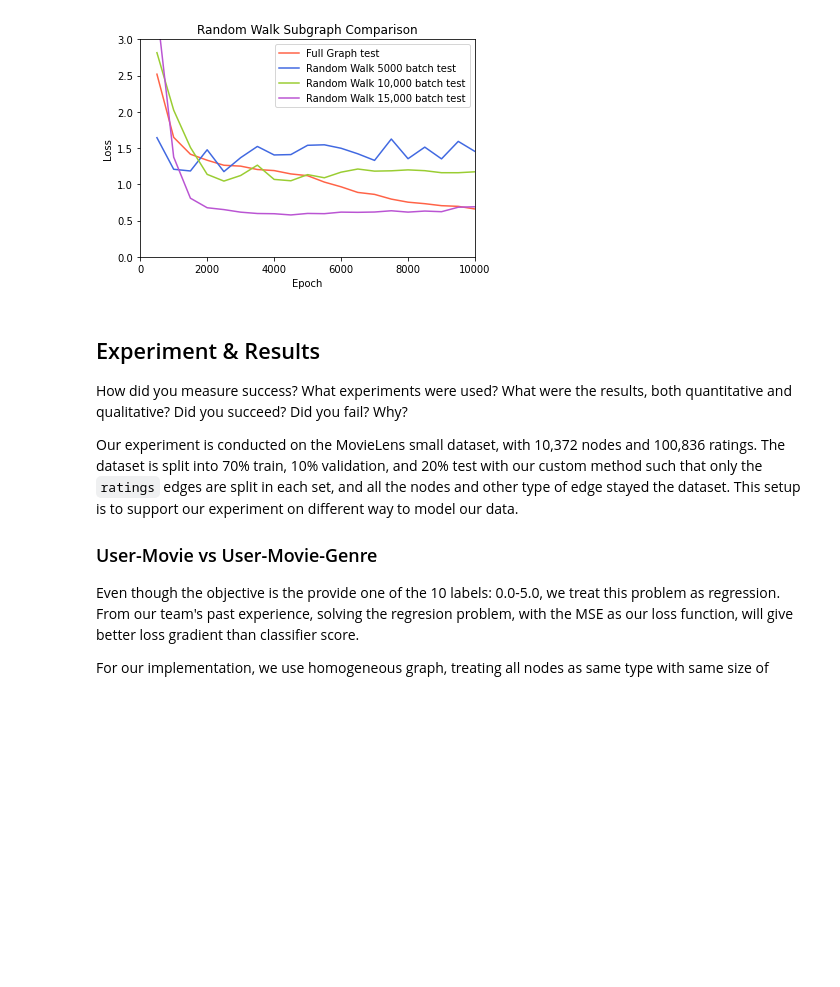
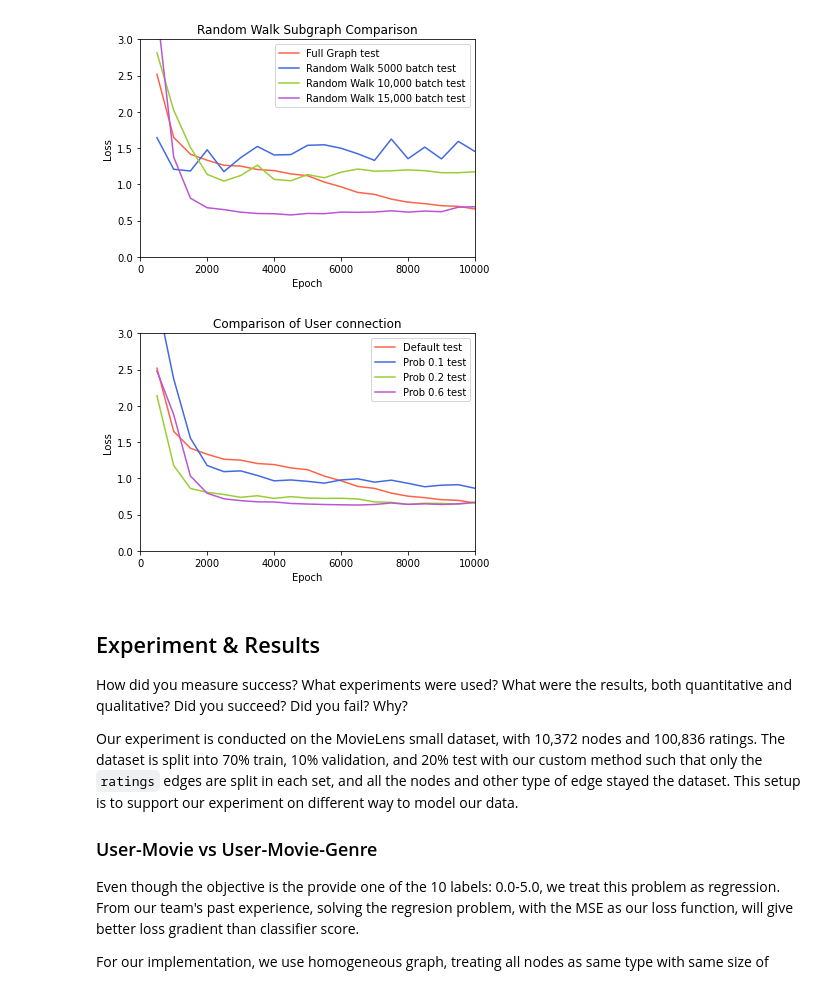
Before and after one commit to Sticksword/graph-neural-network-recommender-system, a Jupyter notebook: quang-sketch-link-pred.ipynb, the cells around one changed output. Cells and saved outputs as stored; diff of their text form; code cells hidden in the pictures; blank space fills up the shorter version.

Commit message:
Add User extra connection compare

```diff
--- a/quang-sketch-link-pred.ipynb
+++ b/quang-sketch-link-pred.ipynb
@@ -337,7 +337,7 @@ def make_plot_2(dfs, title='', r_lim=13_000, top=3.):
     plt.ylim(top=top)
     plt.xlim(right=r_lim)
 
-    colors = ['tomato', 'royalblue', 'yellowgreen', 'mediumorchid']
+    colors = ['tomato', 'royalblue', 'yellowgreen', 'mediumorchid', 'olive']
     for color, (name, df) in zip(colors, dfs.items()):
         plot_df(plt, df, name, color)
 
@@ -359,6 +359,20 @@ make_plot_2(
 )
 # %% [output]
 [figure]
+# %%
+make_plot_2(
+    dfs={
+        'Default': load_df('gcn-genre.tsv'),
+        'Prob 0.1': load_df('gcn-genre-extra01.tsv'),
+        'Prob 0.2': load_df('gcn-genre-extra02.tsv'),
+        # 'Prob 0.4': load_df('gcn-genre-extra04.tsv'),
+        'Prob 0.6': load_df('gcn-genre-extra06.tsv'),
+    },
+    title='Comparison of User connection',
+    r_lim=10_000,
+)
+# %% [output]
+[figure, added]
 # %% [markdown]
 ## Experiment & Results
 
```
Also changed, not shown: 6 other files.
